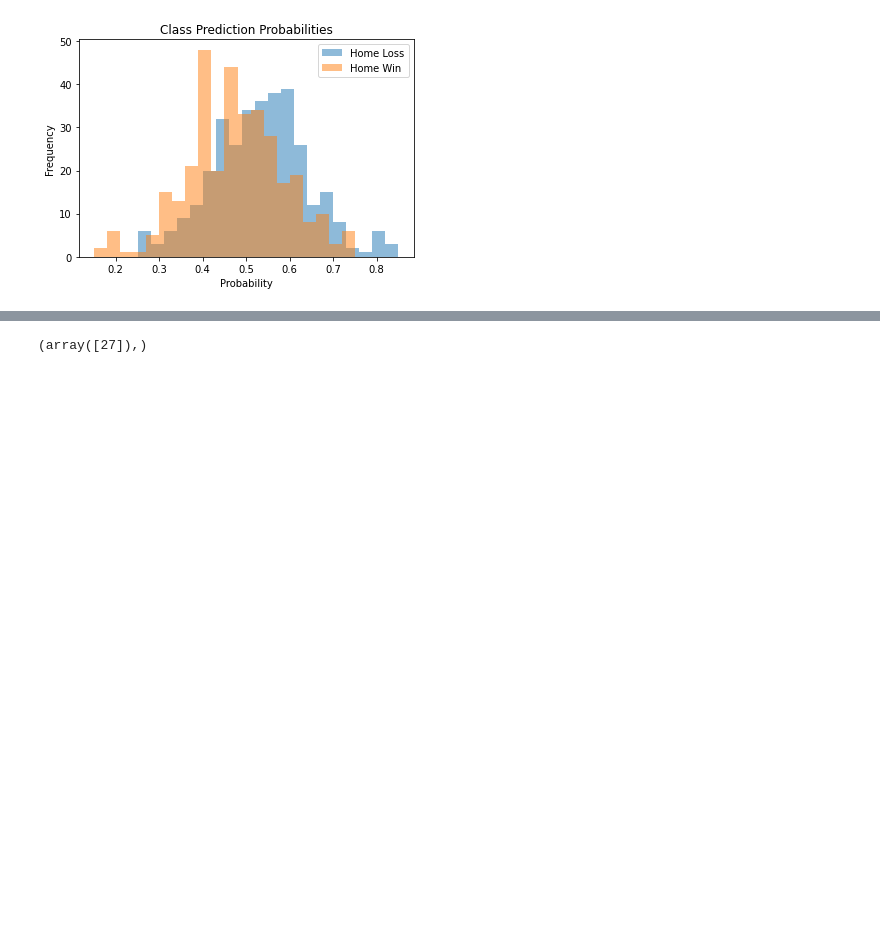
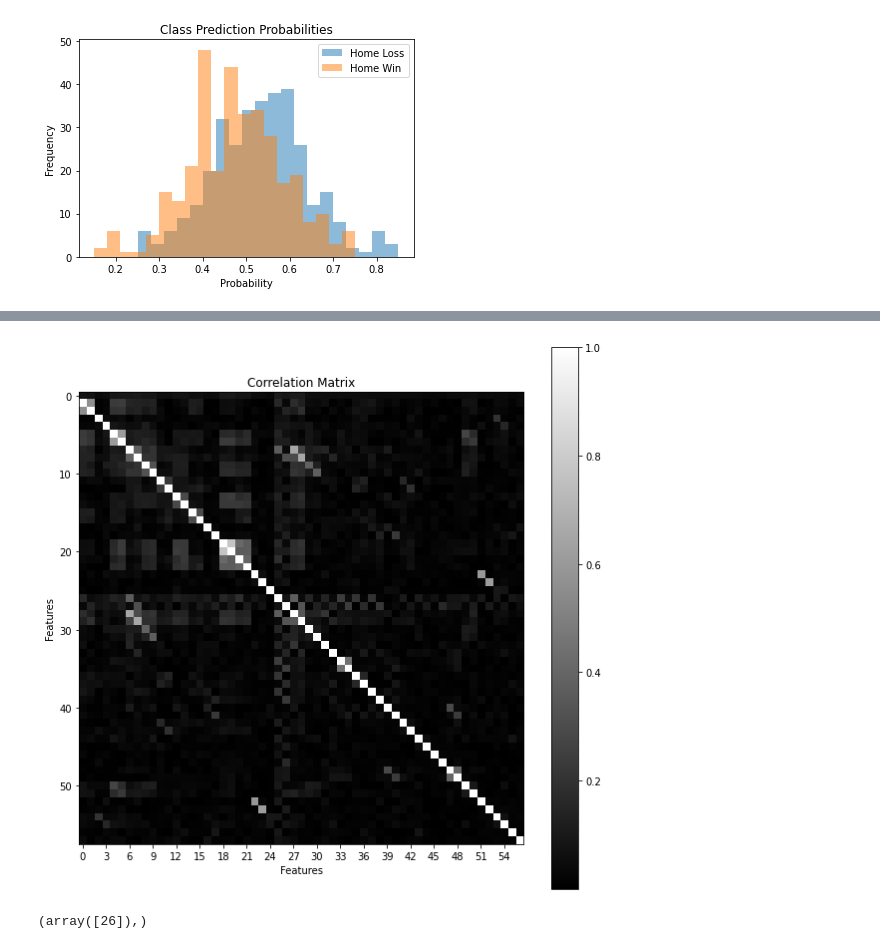
Before and after one commit to kcelebi/euro-football-officials-ML, a Jupyter notebook: pysrc/RF_final.ipynb, the cells around one changed output, grey strips where cells are left out. Saved outputs shown, nothing was run; the diff lists cells and outputs as text; code cells hidden in the pictures; blank space fills up the shorter version.

```diff
--- a/pysrc/RF_final.ipynb
+++ b/pysrc/RF_final.ipynb
@@ -119,4 +157,17 @@ _ = plt.axis("tight")
+# %%
+down_cor = cor_matrix.drop('home_team_foul_reason_goalkeeper_hands',axis=1).drop('home_team_foul_reason_goalkeeper_hands',axis=0)
+fig, axs= plt.subplots(figsize = (10,10))
+plt.imshow(np.row_stack([down_cor.apply(np.mean, axis = 0), down_cor.values]), cmap = 'gray')
+plt.colorbar()
+plt.xticks(range(0,57,3))
+plt.xlabel('Features')
+plt.ylabel('Features')
+plt.title('Correlation Matrix')
+plt.savefig('cor_mat.png', dpi = 200, bbox_inches = 'tight')
+plt.show()
+# %% [output]
+[figure, added]
 # %%
-np.where(np.array(X.columns) == 'away_team_card_color_y')
+np.where(X.columns == 'home_team_card_color_y')
 # %% [output]
-(array([27]),)
+(array([26]),)
```
Also changed, not shown: parts of 24 cells of this notebook, 8 other files.
